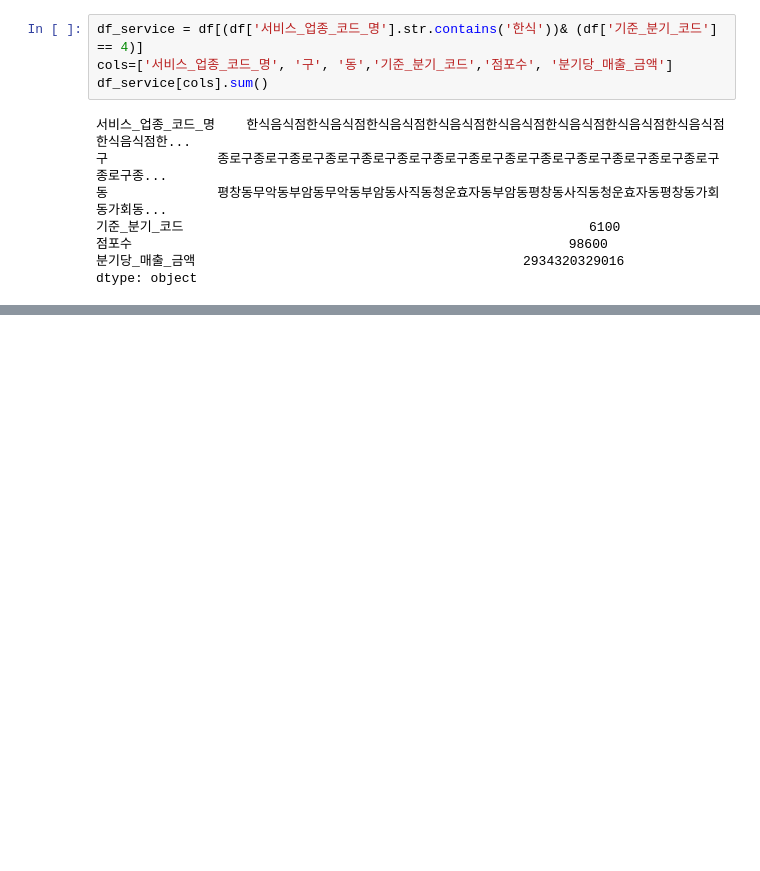
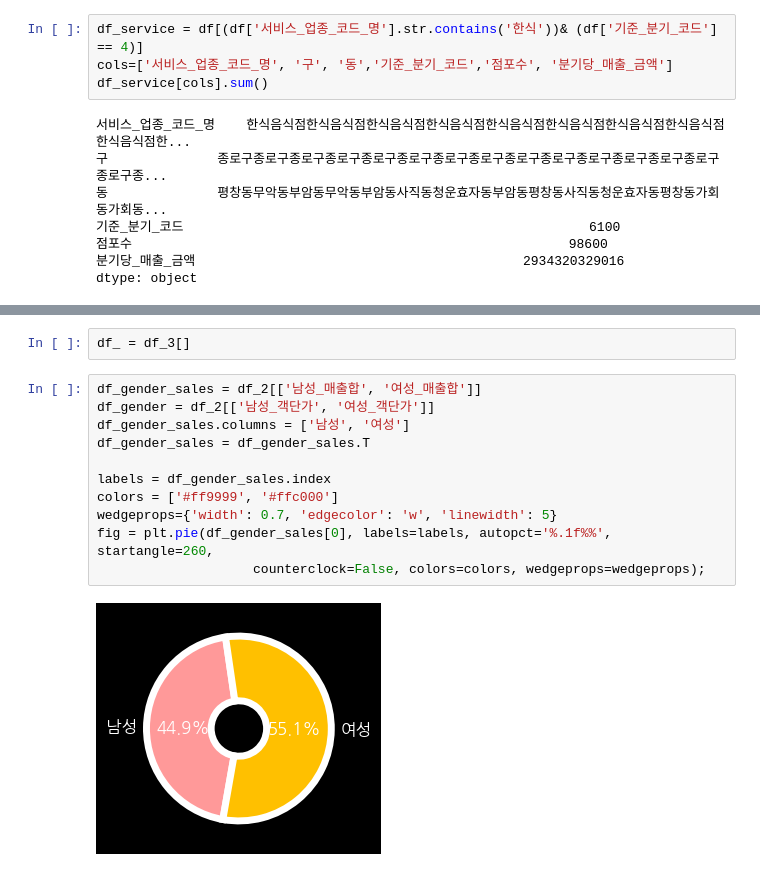
Before and after one commit to stonesteel0606/seoul_market_analysis, a Jupyter notebook: seoul_market_analysis_main.ipynb, the cells around one changed output, grey strips where cells are left out. Cells and saved outputs as stored; diff of their text form; blank space fills up the shorter version.

```diff
--- a/seoul_market_analysis_main.ipynb
+++ b/seoul_market_analysis_main.ipynb
@@ -270,0 +451,15 @@ dtype: object
+# %%
+df_ = df_3[]
+# %%
+df_gender_sales = df_2[['남성_매출합', '여성_매출합']]
+df_gender = df_2[['남성_객단가', '여성_객단가']]
+df_gender_sales.columns = ['남성', '여성']
+df_gender_sales = df_gender_sales.T
+
+labels = df_gender_sales.index
+colors = ['#ff9999', '#ffc000']
+wedgeprops={'width': 0.7, 'edgecolor': 'w', 'linewidth': 5}
+fig = plt.pie(df_gender_sales[0], labels=labels, autopct='%.1f%%', startangle=260,
+                    counterclock=False, colors=colors, wedgeprops=wedgeprops);
+# %% [output]
+[figure, added]
```
Also changed, not shown: parts of 22 cells of this notebook, 1 other file.
